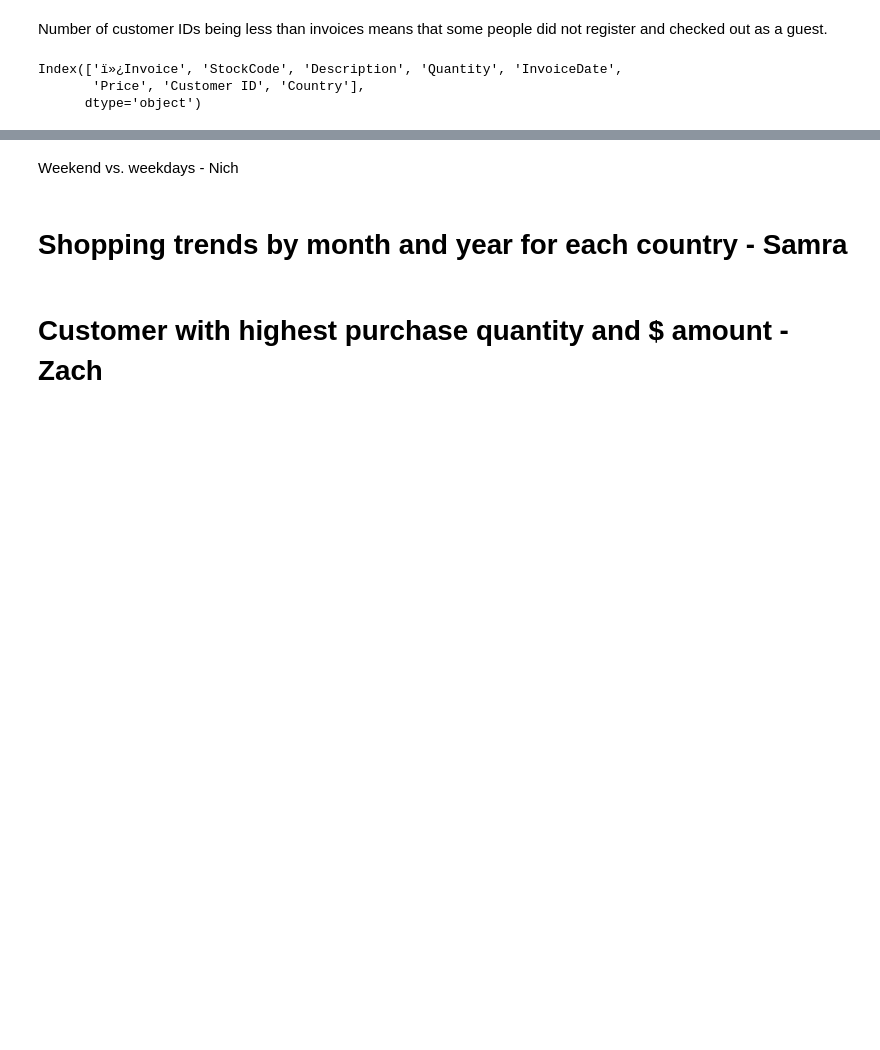
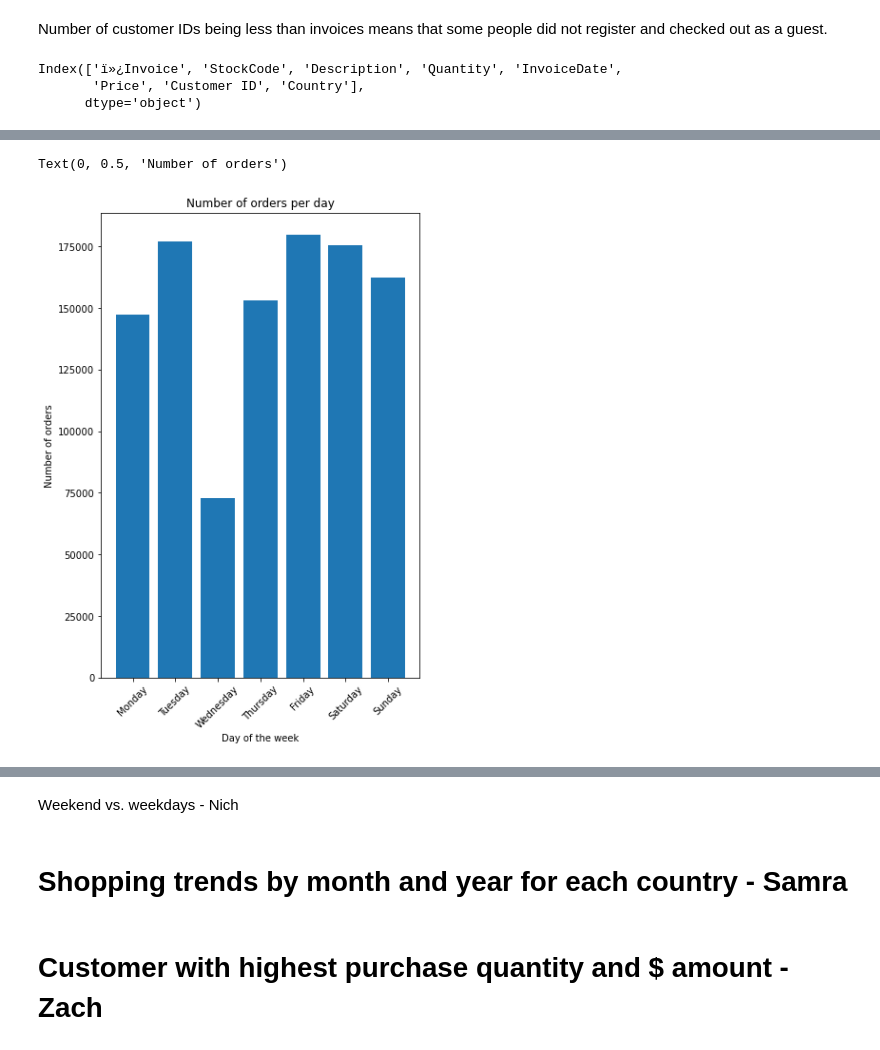
Before and after one commit to Samravp/Online-Retail-Sales-Insights, a Jupyter notebook: Online_Sales_Analysis.ipynb, the cells around one changed output, grey strips where cells are left out. Saved outputs shown, nothing was run; the diff lists cells and outputs as text; code cells hidden in the pictures; blank space fills up the shorter version.

Commit message:
added three graphs for weekend v weekday

```diff
--- a/Online_Sales_Analysis.ipynb
+++ b/Online_Sales_Analysis.ipynb
@@ -141,0 +186,19 @@ KeyError: 'Dates'
+# %%
+#Group data by day of the week
+grouped_day_of_the_week = dataset.groupby(['day_of_week'])
+bar_plot_data= grouped_day_of_the_week.count()
+
+#Create a list of the day of the week
+x_axis = ['Monday', 'Tuesday', 'Wednesday', 'Thursday', 'Friday', 'Saturday', 'Sunday']
+
+
+#Plot the graph
+plt.figure(figsize=(6,9))
+plt.bar(x_axis,bar_plot_data['Invoice Number'], align='center')
+plt.title('Number of orders per day')
+plt.xlabel('Day of the week')
+plt.xticks(rotation=45)
+plt.ylabel('Number of orders')
+# %% [output]
+Text(0, 0.5, 'Number of orders')
+[figure, added]
```
Also changed, not shown: parts of 16 cells of this notebook.
